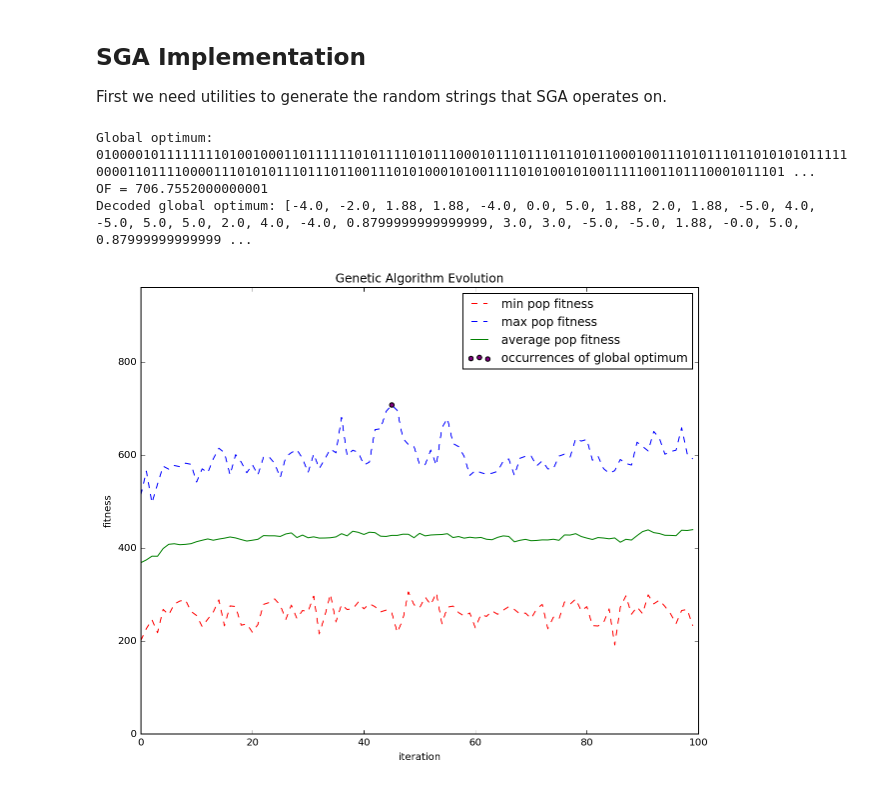
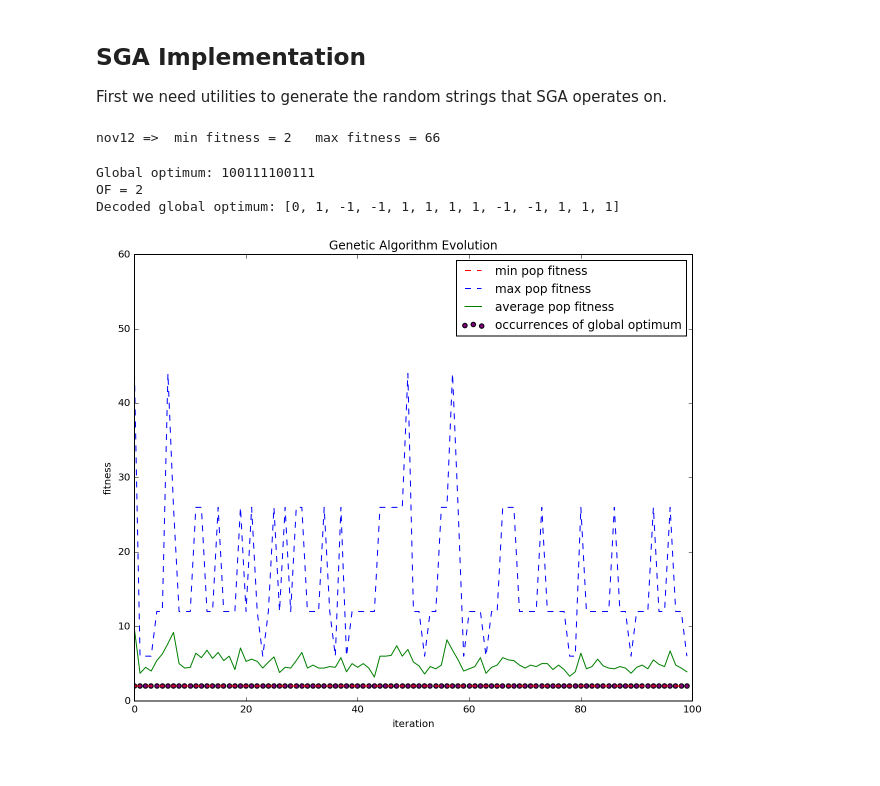
Before and after one commit to glifchits/simple-genetic-algorithm, a Jupyter notebook: SGA.ipynb, the cells around one changed output. Drawn from its saved outputs; the diff is of its cells as text; code cells hidden in the pictures.

Commit message:
add benchmark OFs

```diff
--- a/SGA.ipynb
+++ b/SGA.ipynb
@@ -98,11 +98,17 @@ def rosenbrock_decoder(coding):
     x = [sign * (num % 2.048) for sign, num in signs_nums]
     return x
 
+
 def himmelblau_decoder(coding):
     mid = int(len(coding)/2)
     binx, biny = coding[:mid], coding[mid:]
     x, y = int(binx, 2), int(biny, 2)
     return x, y
+
+
+def benchmark_decoder(coding):
+    # initial 0 because the benchmark OFs index the array at 1
+    return [0] + [-1 if bit == '0' else 1 for bit in coding]
 # %% [markdown]
 Imports for plotting.
 # %%
@@ -213,15 +227,26 @@ def mutate_population(population, prob):
+# %%
+nov = 12
+of = nov12
+
+all_binstrings = ["{:0{width}b}".format(i, width=nov) for i in range(2**nov)]
+fitness = lambda binstring: of(*benchmark_decoder(binstring))
+the_min = min(all_binstrings, key=fitness)
+the_max = max(all_binstrings, key=fitness)
+print('nov{} =>  min fitness = {}   max fitness = {}'.format(nov, fitness(the_min), fitness(the_max)))
+# %% [output]
+nov12 =>  min fitness = 2   max fitness = 66
 # %%
 # Define fitness function and probabilistic parameters
 
-decoder = dejong_decoder
-obj_fun = dejong_OF
+member_length = 12
+decoder = benchmark_decoder
+obj_fun = nov12
 
-min_or_max = MAX
+min_or_max = MIN
 crossover_probability = 0.4
 mutation_probability = 0.05
 NUM_ERAS = 100
-population_size = 200
-member_length = 200
+population_size = 20
 
 # Initialize population
 population = generate_sample_population(number=population_size, length=member_length)
@@ -244,38 +269,39 @@ for i in range(NUM_ERAS):
 # The GA execution is done.
 # This is stuff for plotting
 x_axis = range(len(populations))
 fitnesses = [[fitness(m) for m in population] for population in populations]
 mins = [min(f) for f in fitnesses]
 maxs = [max(f) for f in fitnesses]
 avgs = [sum(f)/len(f) for f in fitnesses]
 
 # Find the "global optimum" of all the chromosomes we looked at.
 # A better term for this chromosome is "best individual".
-all_chromosomes = (c for pop in populations for c in pop)
+all_chromosomes = {c for pop in populations for c in pop}
 optimizer = min if min_or_max == MIN else max
 global_optimum = optimizer(all_chromosomes, key=fitness)
+fittest_fitness = fitness(global_optimum)
 
-optima = [(it, fitness(global_optimum)) for it, pop in enumerate(populations) if global_optimum in pop]
-x_optima = [x[0] for x in optima]
-y_optima = [x[1] for x in optima]
+#optima = [(it, fittest_fitness) for it, pop in enumerate(populations) if global_optimum in pop]
+optima = [(it, fittest_fitness) for it, pop in enumerate(populations) if fittest_fitness in map(fitness, pop)]
+x_optima, y_optima = zip(*optima) # unzip pairs into two sequences
 line_mins, line_maxs, line_avgs = plt.plot(x_axis, mins, 'r--', maxs, 'b--', avgs, 'g-')
 scatter_ceil = plt.scatter(x_optima, y_optima, c='purple')
 ymin, ymax = plt.ylim()
 plt.ylim(0, round(ymax*1.20))
 plt.xlim(0, NUM_ERAS)
 plt.legend(
     (line_mins, line_maxs, line_avgs, scatter_ceil),
     ("min pop fitness", "max pop fitness", "average pop fitness", "occurrences of global optimum"),
     loc="upper right"
 )
 plt.title("Genetic Algorithm Evolution")
 plt.xlabel('iteration')
 plt.ylabel('fitness')
 
 print("Global optimum: {}\nOF = {}".format(global_optimum, fitness(global_optimum)))
 print("Decoded global optimum:", decoder(global_optimum))
 # %% [output]
-Global optimum: 0100001011111111010010001101111110101111010111000101110111011010110001001110101110110101010111110000110111100001110101011101110110011101010001010011110101001010011111001101110001011101 ...
-OF = 706.7552000000001
-Decoded global optimum: [-4.0, -2.0, 1.88, 1.88, -4.0, 0.0, 5.0, 1.88, 2.0, 1.88, -5.0, 4.0, -5.0, 5.0, 5.0, 2.0, 4.0, -4.0, 0.8799999999999999, 3.0, 3.0, -5.0, -5.0, 1.88, -0.0, 5.0, 0.87999999999999 ...
+Global optimum: 100111100111
+OF = 2
+Decoded global optimum: [0, 1, -1, -1, 1, 1, 1, 1, -1, -1, 1, 1, 1]
-[figure, old version]
+[figure, new version]
```
Also changed, not shown: parts of 1 cell of this notebook.
